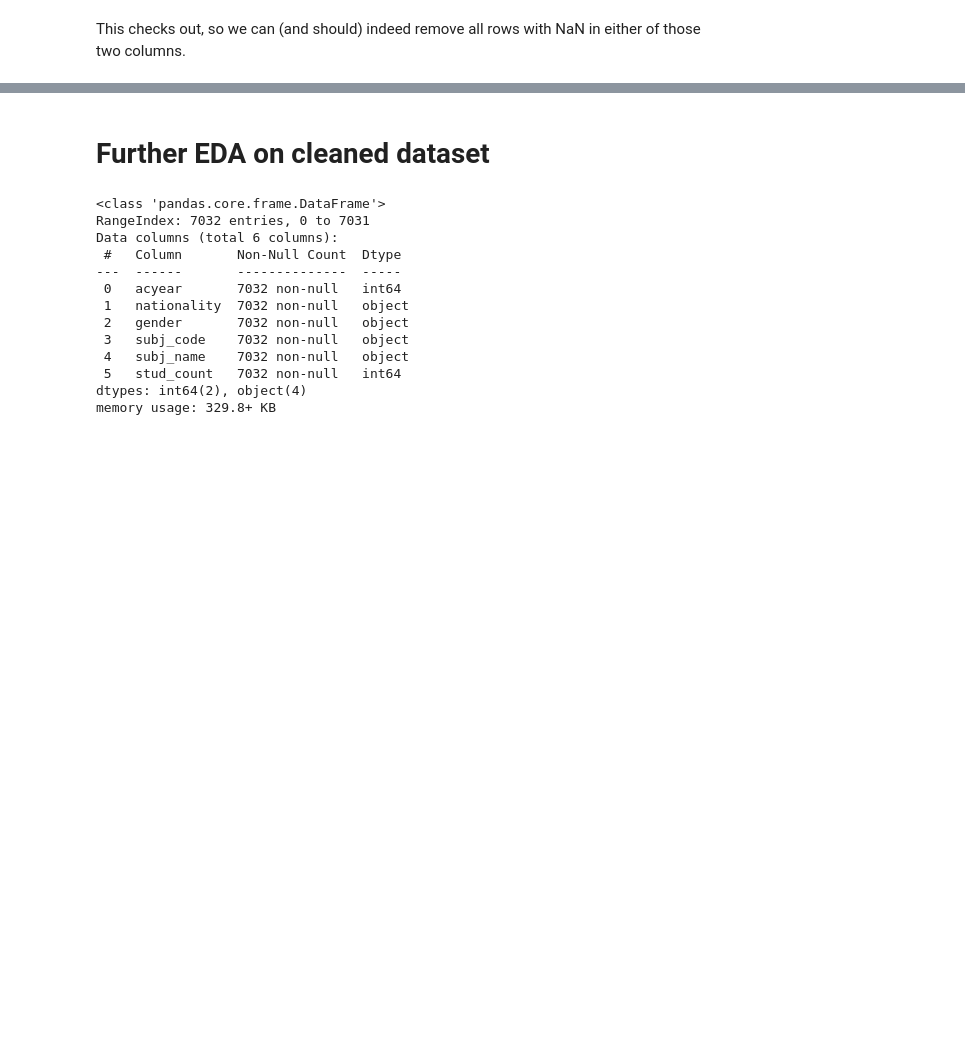
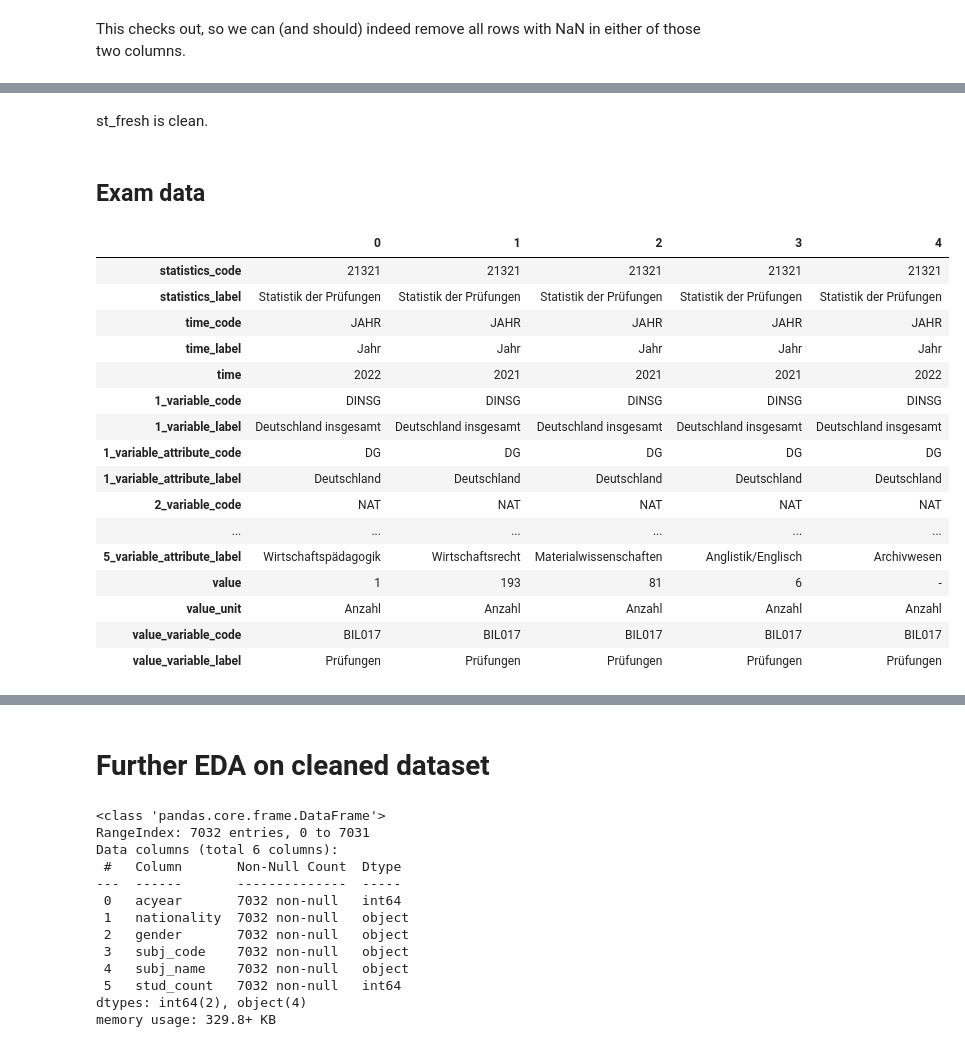
Before and after one commit to gfkpth/project-2-eda-sql, a Jupyter notebook: core_EDA.ipynb, the cells around one changed output, grey strips where cells are left out. Drawn from its saved outputs; the diff is of its cells as text; code cells hidden in the pictures; blank space fills up the shorter version.

```diff
--- a/core_EDA.ipynb
+++ b/core_EDA.ipynb
@@ -40,5 +39,27 @@ stud_nofl = pd.read_csv('./datasets/21311-0003_de_2018-2024_GER.csv',sep=';')
 
 # for alternative table with data per state see:
 # https://www-genesis.destatis.de/datenbank/online/statistic/21311/table/21311-0006
+# %%
+# additional datasets
+# freshers by course of study
+# https://www-genesis.destatis.de/datenbank/online/statistic/21311/table/21311-0012
+freshers = pd.read_csv('./datasets/raw/21311-0012_de_flat_freshers.csv',sep=';')
+
+# employees at higher education institutions by subject group
+# https://www-genesis.destatis.de/datenbank/online/statistic/21341/table/21341-0002
+pers = pd.read_csv('./datasets/raw/21341-0002_de_flat_personell.csv',sep=';')
+
+
+# professors by subject group
+# https://www-genesis.destatis.de/datenbank/online/statistic/21341/table/21341-0003
+prof = pd.read_csv('./datasets/raw/21341-0002_de_flat_personell.csv',sep=';')
+
+
+# exams by subject
+# https://www-genesis.destatis.de/datenbank/online/statistic/21321/table/21321-0003
+exams = pd.read_csv('./datasets/raw/21321-0003_de_flat_exams.csv',sep=';')
+
+
+#
 # %% [markdown]
 # Preprocessing
@@ -285,0 +383,24 @@ df.to_csv('./datasets/GER_students_2018_2023_cleaned.csv')
+# %% [markdown]
+st_fresh is clean.
+# %% [markdown]
+## Exam data
+# %%
+exams.head().T
+# %% [output]
+|  | 0 | 1 | 2 | 3 | 4 |
+| statistics_code | 21321 | 21321 | 21321 | 21321 | 21321 |
+| statistics_label | Statistik der Prüfungen | Statistik der Prüfungen | Statistik der Prüfungen | Statistik der Prüfungen | Statistik der Prüfungen |
+| time_code | JAHR | JAHR | JAHR | JAHR | JAHR |
+| time_label | Jahr | Jahr | Jahr | Jahr | Jahr |
+| time | 2022 | 2021 | 2021 | 2021 | 2022 |
+| 1_variable_code | DINSG | DINSG | DINSG | DINSG | DINSG |
+| 1_variable_label | Deutschland insgesamt | Deutschland insgesamt | Deutschland insgesamt | Deutschland insgesamt | Deutschland insgesamt |
+| 1_variable_attribute_code | DG | DG | DG | DG | DG |
+| 1_variable_attribute_label | Deutschland | Deutschland | Deutschland | Deutschland | Deutschland |
+| 2_variable_code | NAT | NAT | NAT | NAT | NAT |
+| ... | ... | ... | ... | ... | ... |
+| 5_variable_attribute_label | Wirtschaftspädagogik | Wirtschaftsrecht | Materialwissenschaften | Anglistik/Englisch | Archivwesen |
+| value | 1 | 193 | 81 | 6 | - |
+| value_unit | Anzahl | Anzahl | Anzahl | Anzahl | Anzahl |
+| value_variable_code | BIL017 | BIL017 | BIL017 | BIL017 | BIL017 |
+| value_variable_label | Prüfungen | Prüfungen | Prüfungen | Prüfungen | Prüfungen |
```
Also changed, not shown: parts of 65 cells of this notebook, 11 other files.
